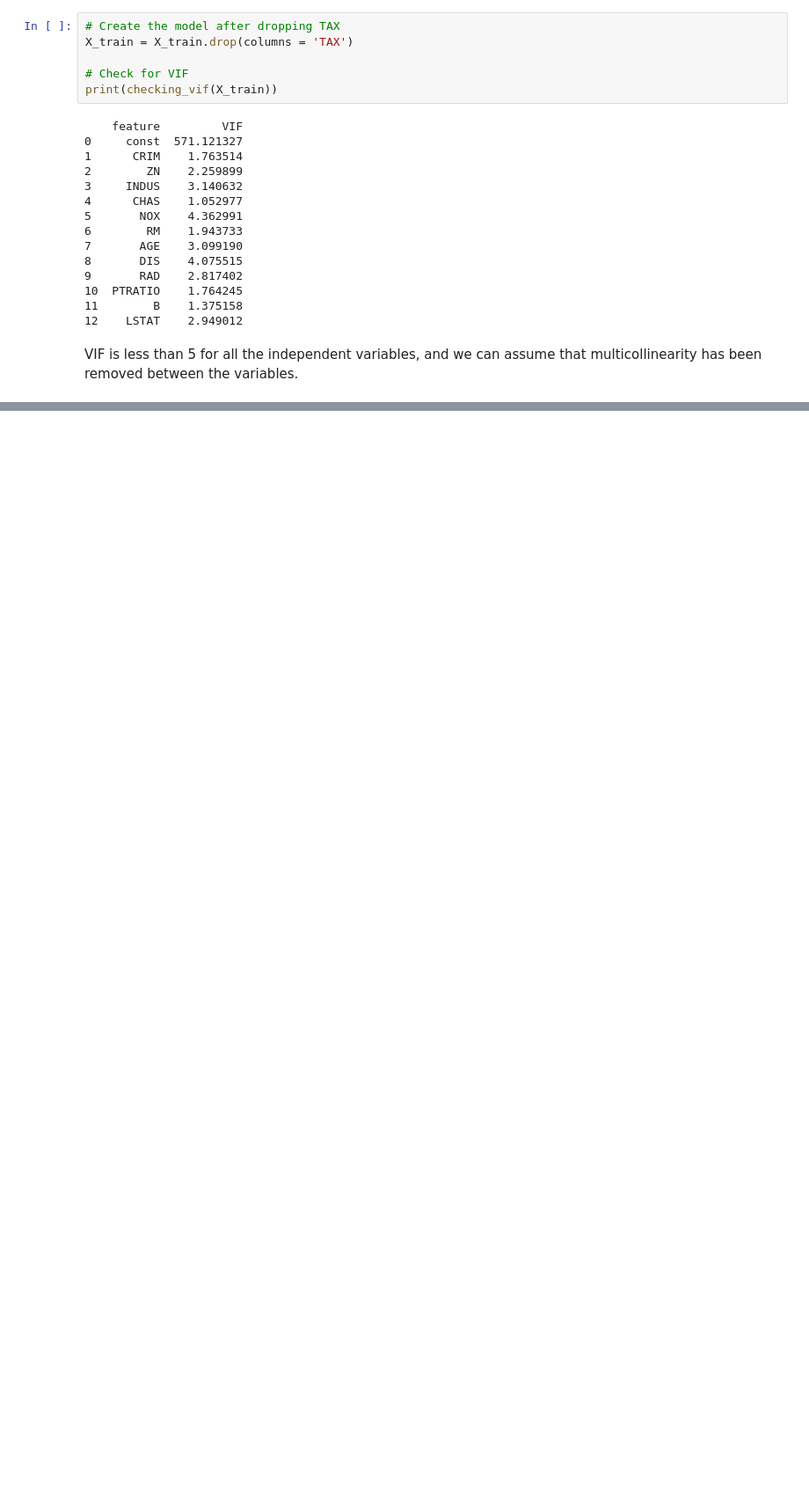
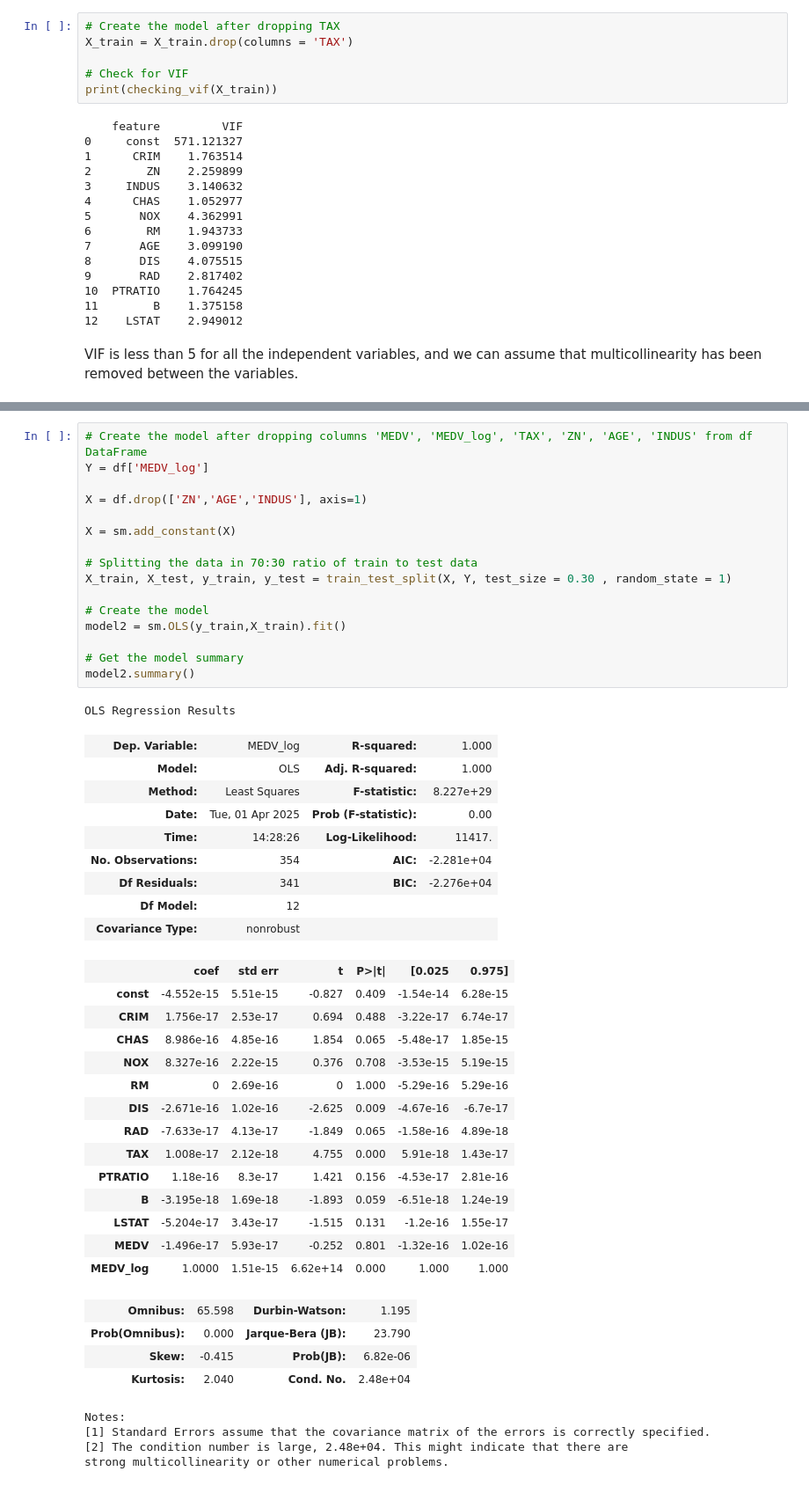
Before and after one commit to LIU-Alessia/Neural-Network-USTC, a Jupyter notebook: hw1/regression.ipynb, the cells around one changed output, grey strips where cells are left out. Shown at 88% size. Drawn from its saved outputs; the diff is of its cells as text; blank space fills up the shorter version.

```diff
--- a/hw1/regression.ipynb
+++ b/hw1/regression.ipynb
@@ -205,0 +247,49 @@ VIF is less than 5 for all the independent variables, and we can assume that mul
+# %%
+# Create the model after dropping columns 'MEDV', 'MEDV_log', 'TAX', 'ZN', 'AGE', 'INDUS' from df DataFrame
+Y = df['MEDV_log']
+
+X = df.drop(['ZN','AGE','INDUS'], axis=1)
+
+X = sm.add_constant(X)
+
+# Splitting the data in 70:30 ratio of train to test data
+X_train, X_test, y_train, y_test = train_test_split(X, Y, test_size = 0.30 , random_state = 1)
+
+# Create the model
+model2 = sm.OLS(y_train,X_train).fit()
+
+# Get the model summary
+model2.summary()
+# %% [output]
+OLS Regression Results
+| Dep. Variable: | MEDV_log | R-squared: | 1.000 |
+| Model: | OLS | Adj. R-squared: | 1.000 |
+| Method: | Least Squares | F-statistic: | 8.227e+29 |
+| Date: | Tue, 01 Apr 2025 | Prob (F-statistic): | 0.00 |
+| Time: | 14:28:26 | Log-Likelihood: | 11417. |
+| No. Observations: | 354 | AIC: | -2.281e+04 |
+| Df Residuals: | 341 | BIC: | -2.276e+04 |
+| Df Model: | 12 |  |  |
+| Covariance Type: | nonrobust |  |  |
+|  | coef | std err | t | P>|t| | [0.025 | 0.975] |
+| const | -4.552e-15 | 5.51e-15 | -0.827 | 0.409 | -1.54e-14 | 6.28e-15 |
+| CRIM | 1.756e-17 | 2.53e-17 | 0.694 | 0.488 | -3.22e-17 | 6.74e-17 |
+| CHAS | 8.986e-16 | 4.85e-16 | 1.854 | 0.065 | -5.48e-17 | 1.85e-15 |
+| NOX | 8.327e-16 | 2.22e-15 | 0.376 | 0.708 | -3.53e-15 | 5.19e-15 |
+| RM | 0 | 2.69e-16 | 0 | 1.000 | -5.29e-16 | 5.29e-16 |
+| DIS | -2.671e-16 | 1.02e-16 | -2.625 | 0.009 | -4.67e-16 | -6.7e-17 |
+| RAD | -7.633e-17 | 4.13e-17 | -1.849 | 0.065 | -1.58e-16 | 4.89e-18 |
+| TAX | 1.008e-17 | 2.12e-18 | 4.755 | 0.000 | 5.91e-18 | 1.43e-17 |
+| PTRATIO | 1.18e-16 | 8.3e-17 | 1.421 | 0.156 | -4.53e-17 | 2.81e-16 |
+| B | -3.195e-18 | 1.69e-18 | -1.893 | 0.059 | -6.51e-18 | 1.24e-19 |
+| LSTAT | -5.204e-17 | 3.43e-17 | -1.515 | 0.131 | -1.2e-16 | 1.55e-17 |
+| MEDV | -1.496e-17 | 5.93e-17 | -0.252 | 0.801 | -1.32e-16 | 1.02e-16 |
+| MEDV_log | 1.0000 | 1.51e-15 | 6.62e+14 | 0.000 | 1.000 | 1.000 |
+| Omnibus: | 65.598 | Durbin-Watson: | 1.195 |
+| Prob(Omnibus): | 0.000 | Jarque-Bera (JB): | 23.790 |
+| Skew: | -0.415 | Prob(JB): | 6.82e-06 |
+| Kurtosis: | 2.040 | Cond. No. | 2.48e+04 |
+Notes:
+[1] Standard Errors assume that the covariance matrix of the errors is correctly specified.
+[2] The condition number is large, 2.48e+04. This might indicate that there are
+strong multicollinearity or other numerical problems.
```
Also changed, not shown: parts of 33 cells of this notebook.
